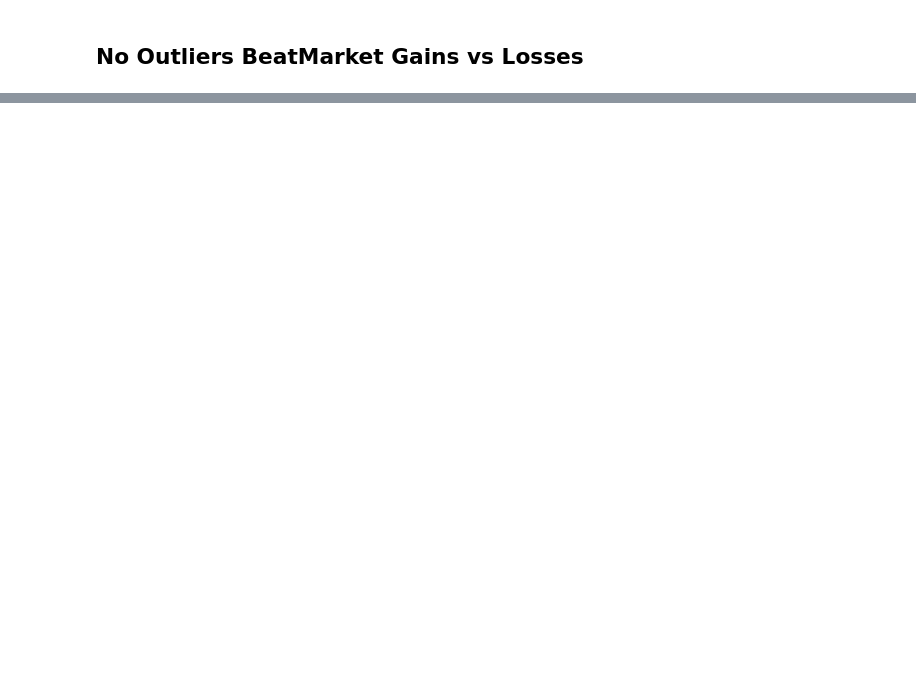
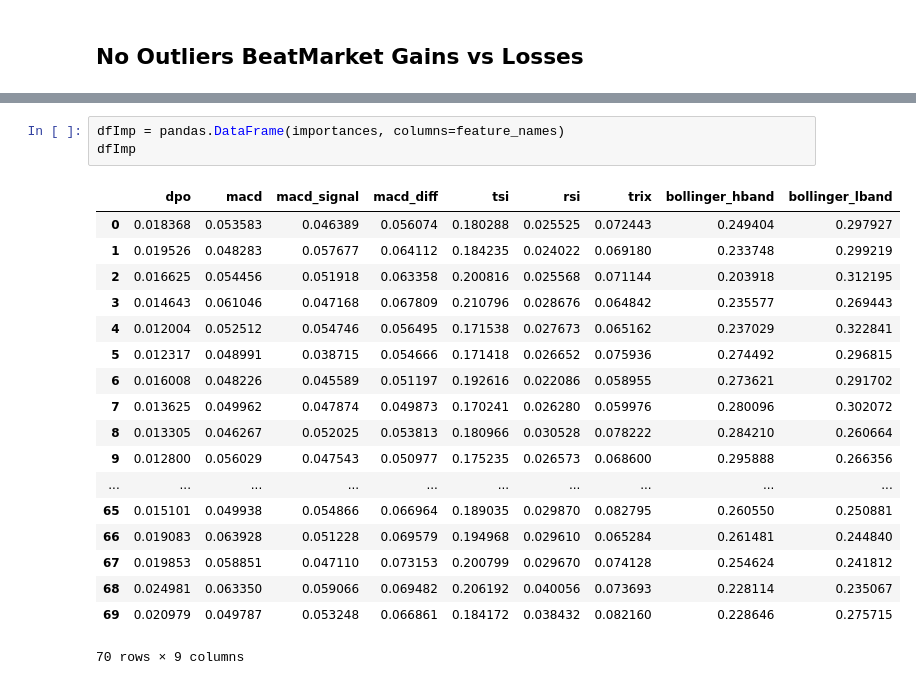
Before and after one commit to Angus-McLean/fxboys, a Jupyter notebook: Full WalkForward Testing.ipynb, the cells around one changed output, grey strips where cells are left out. Drawn from its saved outputs; the diff is of its cells as text; blank space fills up the shorter version.

```diff
--- a/Full WalkForward Testing.ipynb
+++ b/Full WalkForward Testing.ipynb
@@ -208,0 +268,22 @@ Aka our wins outperformed our losses by 34.85955958632419 %
+# %%
+dfImp = pandas.DataFrame(importances, columns=feature_names)
+dfImp
+# %% [output]
+|  | dpo | macd | macd_signal | macd_diff | tsi | rsi | trix | bollinger_hband | bollinger_lband |
+| 0 | 0.018368 | 0.053583 | 0.046389 | 0.056074 | 0.180288 | 0.025525 | 0.072443 | 0.249404 | 0.297927 |
+| 1 | 0.019526 | 0.048283 | 0.057677 | 0.064112 | 0.184235 | 0.024022 | 0.069180 | 0.233748 | 0.299219 |
+| 2 | 0.016625 | 0.054456 | 0.051918 | 0.063358 | 0.200816 | 0.025568 | 0.071144 | 0.203918 | 0.312195 |
+| 3 | 0.014643 | 0.061046 | 0.047168 | 0.067809 | 0.210796 | 0.028676 | 0.064842 | 0.235577 | 0.269443 |
+| 4 | 0.012004 | 0.052512 | 0.054746 | 0.056495 | 0.171538 | 0.027673 | 0.065162 | 0.237029 | 0.322841 |
+| 5 | 0.012317 | 0.048991 | 0.038715 | 0.054666 | 0.171418 | 0.026652 | 0.075936 | 0.274492 | 0.296815 |
+| 6 | 0.016008 | 0.048226 | 0.045589 | 0.051197 | 0.192616 | 0.022086 | 0.058955 | 0.273621 | 0.291702 |
+| 7 | 0.013625 | 0.049962 | 0.047874 | 0.049873 | 0.170241 | 0.026280 | 0.059976 | 0.280096 | 0.302072 |
+| 8 | 0.013305 | 0.046267 | 0.052025 | 0.053813 | 0.180966 | 0.030528 | 0.078222 | 0.284210 | 0.260664 |
+| 9 | 0.012800 | 0.056029 | 0.047543 | 0.050977 | 0.175235 | 0.026573 | 0.068600 | 0.295888 | 0.266356 |
+| ... | ... | ... | ... | ... | ... | ... | ... | ... | ... |
+| 65 | 0.015101 | 0.049938 | 0.054866 | 0.066964 | 0.189035 | 0.029870 | 0.082795 | 0.260550 | 0.250881 |
+| 66 | 0.019083 | 0.063928 | 0.051228 | 0.069579 | 0.194968 | 0.029610 | 0.065284 | 0.261481 | 0.244840 |
+| 67 | 0.019853 | 0.058851 | 0.047110 | 0.073153 | 0.200799 | 0.029670 | 0.074128 | 0.254624 | 0.241812 |
+| 68 | 0.024981 | 0.063350 | 0.059066 | 0.069482 | 0.206192 | 0.040056 | 0.073693 | 0.228114 | 0.235067 |
+| 69 | 0.020979 | 0.049787 | 0.053248 | 0.066861 | 0.184172 | 0.038432 | 0.082160 | 0.228646 | 0.275715 |
+70 rows × 9 columns
```
Also changed, not shown: parts of 22 cells of this notebook.
